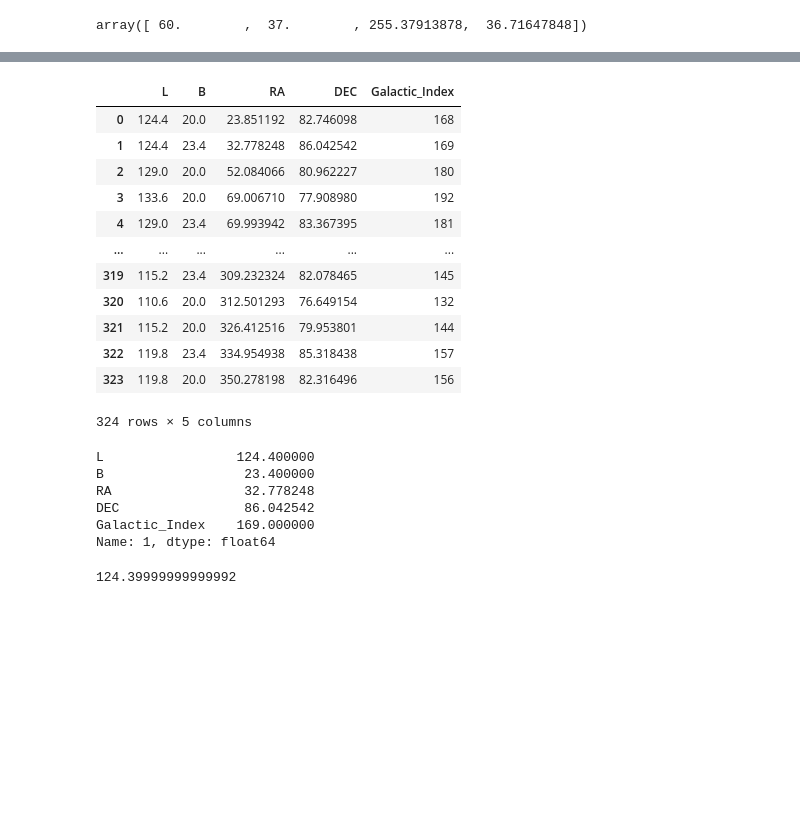
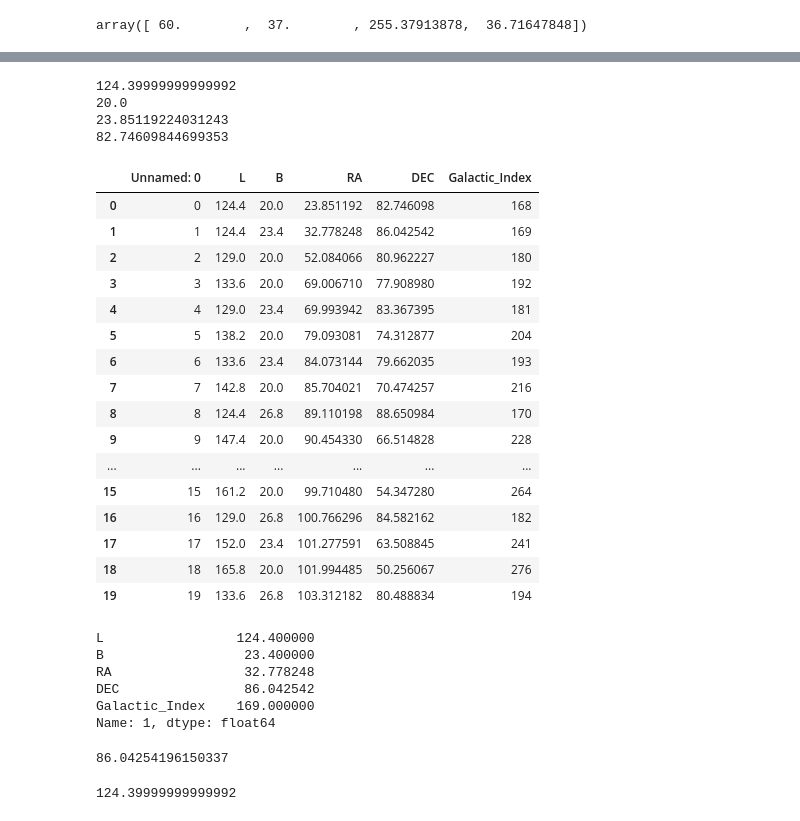
Before and after one commit to lea-yamashiro/FFC_4, a Jupyter notebook: Leusch_Stuff/ra_dec_sorting.ipynb, the cells around one changed output, grey strips where cells are left out. Cells and saved outputs as stored; diff of their text form; code cells hidden in the pictures; blank space fills up the shorter version.

```diff
--- a/Leusch_Stuff/ra_dec_sorting.ipynb
+++ b/Leusch_Stuff/ra_dec_sorting.ipynb
@@ -168,28 +224,48 @@ ra_sorted = ra_sorted.drop(columns='index')
+# %%
+print(ra_sorted.loc[0][0])
+print(ra_sorted.loc[0][1])
+print(ra_sorted.loc[0][2])
+print(ra_sorted.loc[0][3])
+# %% [output]
+124.39999999999992
+20.0
+23.85119224031243
+82.74609844699353
+# %%
+sorting = pd.read_csv('RA_sorted.csv')
+# %%
+sorting.iloc[0:20]
+# %% [output]
+|  | Unnamed: 0 | L | B | RA | DEC | Galactic_Index |
+| 0 | 0 | 124.4 | 20.0 | 23.851192 | 82.746098 | 168 |
+| 1 | 1 | 124.4 | 23.4 | 32.778248 | 86.042542 | 169 |
+| 2 | 2 | 129.0 | 20.0 | 52.084066 | 80.962227 | 180 |
+| 3 | 3 | 133.6 | 20.0 | 69.006710 | 77.908980 | 192 |
+| 4 | 4 | 129.0 | 23.4 | 69.993942 | 83.367395 | 181 |
+| 5 | 5 | 138.2 | 20.0 | 79.093081 | 74.312877 | 204 |
+| 6 | 6 | 133.6 | 23.4 | 84.073144 | 79.662035 | 193 |
+| 7 | 7 | 142.8 | 20.0 | 85.704021 | 70.474257 | 216 |
+| 8 | 8 | 124.4 | 26.8 | 89.110198 | 88.650984 | 170 |
+| 9 | 9 | 147.4 | 20.0 | 90.454330 | 66.514828 | 228 |
+| ... | ... | ... | ... | ... | ... | ... |
+| 15 | 15 | 161.2 | 20.0 | 99.710480 | 54.347280 | 264 |
+| 16 | 16 | 129.0 | 26.8 | 100.766296 | 84.582162 | 182 |
+| 17 | 17 | 152.0 | 23.4 | 101.277591 | 63.508845 | 241 |
+| 18 | 18 | 165.8 | 20.0 | 101.994485 | 50.256067 | 276 |
+| 19 | 19 | 133.6 | 26.8 | 103.312182 | 80.488834 | 194 |
 # %%
-ra_sorted
+ra_sorted.iloc[1]
 # %% [output]
-|  | L | B | RA | DEC | Galactic_Index |
-| 0 | 124.4 | 20.0 | 23.851192 | 82.746098 | 168 |
-| 1 | 124.4 | 23.4 | 32.778248 | 86.042542 | 169 |
-| 2 | 129.0 | 20.0 | 52.084066 | 80.962227 | 180 |
-| 3 | 133.6 | 20.0 | 69.006710 | 77.908980 | 192 |
-| 4 | 129.0 | 23.4 | 69.993942 | 83.367395 | 181 |
-| ... | ... | ... | ... | ... | ... |
-| 319 | 115.2 | 23.4 | 309.232324 | 82.078465 | 145 |
-| 320 | 110.6 | 20.0 | 312.501293 | 76.649154 | 132 |
-| 321 | 115.2 | 20.0 | 326.412516 | 79.953801 | 144 |
-| 322 | 119.8 | 23.4 | 334.954938 | 85.318438 | 157 |
-| 323 | 119.8 | 20.0 | 350.278198 | 82.316496 | 156 |
-324 rows × 5 columns
+L                 124.400000
+B                  23.400000
+RA                 32.778248
+DEC                86.042542
+Galactic_Index    169.000000
+Name: 1, dtype: float64
 # %%
-ra_sorted.loc[1]
+ra_sorted.iloc[1,3]
 # %% [output]
-L                 124.400000
-B                  23.400000
-RA                 32.778248
-DEC                86.042542
-Galactic_Index    169.000000
-Name: 1, dtype: float64
+86.04254196150337
 # %%
 ra_sorted.loc[1][0]
 # %% [output]
```
Also changed, not shown: parts of 21 cells of this notebook, 1 other file.
